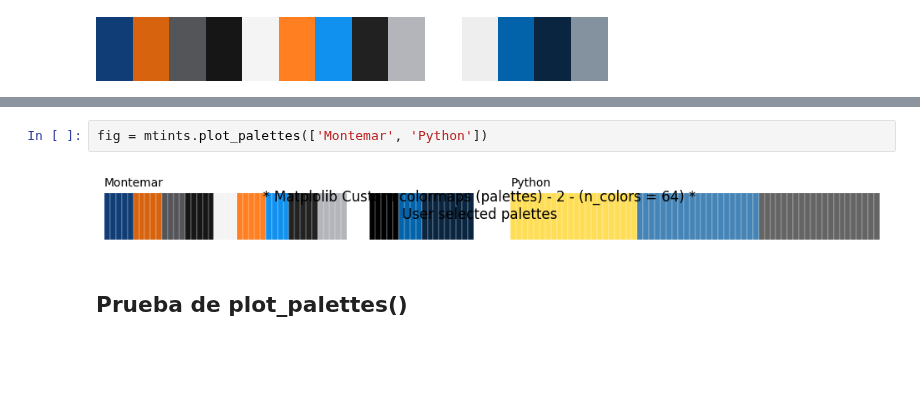
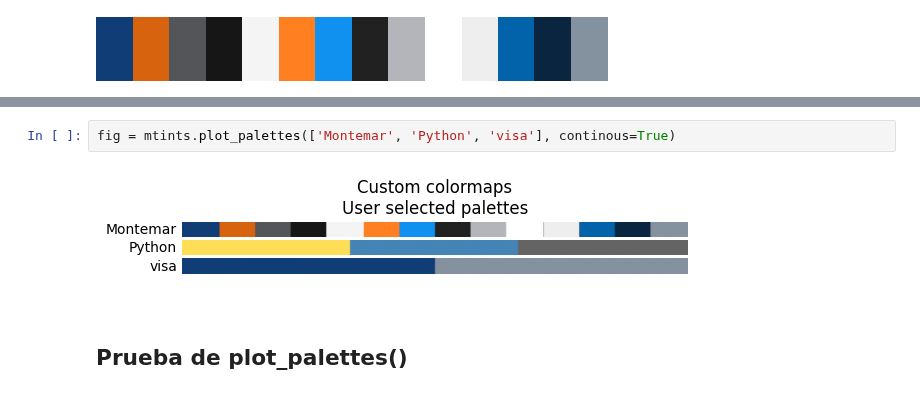
Before and after one commit to jmonti-gh/jm_utils, a Jupyter notebook: dev/mpl_tints/plot_palettes.ipynb, the cells around one changed output, grey strips where cells are left out. Drawn from its saved outputs; the diff is of its cells as text; blank space fills up the shorter version.

```diff
--- a/dev/plot_palettes.ipynb
+++ b/dev/mpl_tints/plot_palettes.ipynb
@@ -25,7 +49,7 @@ mtints.register_mpl_palette('Montemar', mtm_lst, n_bins=len(mtm_lst))
 # %%
-fig = mtints.plot_palettes(['Montemar', 'Python'])
+fig = mtints.plot_palettes(['Montemar', 'Python', 'visa'], continous=True)
 # %% [output]
-[figure, old version]
+[figure, new version]
 # %% [markdown]
 ## Prueba de plot_palettes()
 # %%
```
Also changed, not shown: parts of 5 cells of this notebook, 7 other files.
